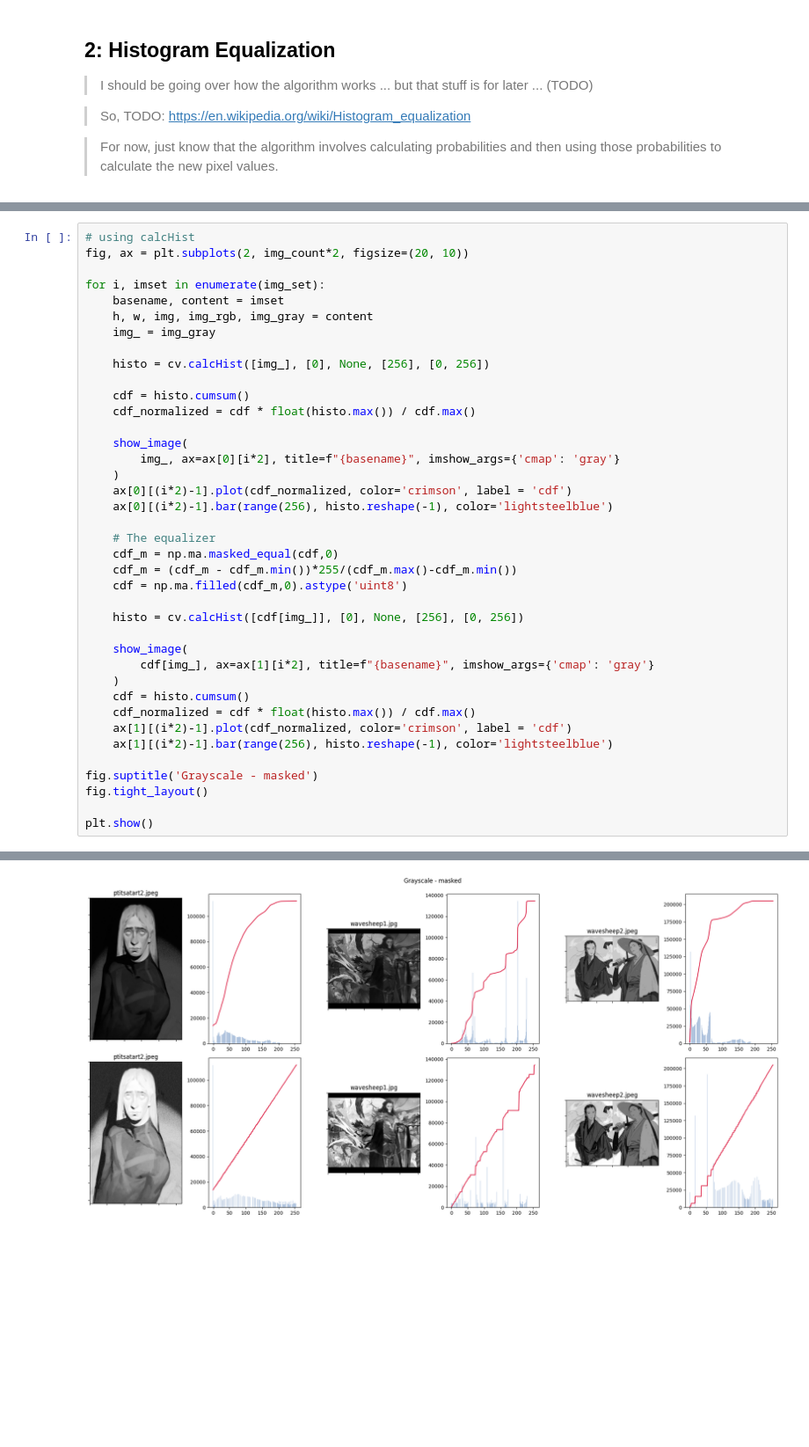
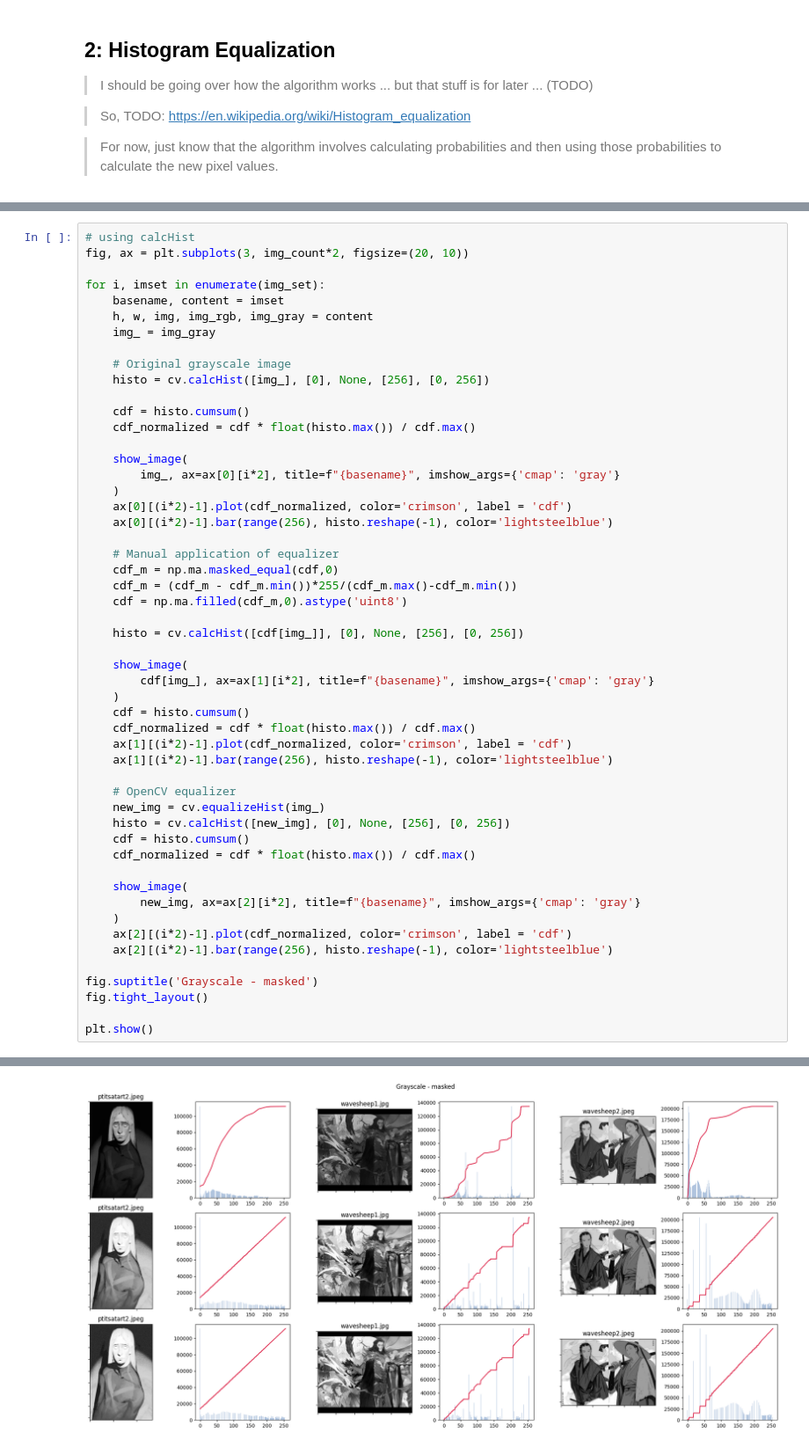
Before and after one commit to mshajarrazip/OpenCV-Notes, a Jupyter notebook: python/histogram.ipynb, the cells around one changed output, grey strips where cells are left out. Shown at 88% size. Drawn from its saved outputs; the diff is of its cells as text; blank space fills up the shorter version.

```diff
--- a/python/histogram.ipynb
+++ b/python/histogram.ipynb
@@ -171,12 +175,13 @@ plt.show()
 # %%
 # using calcHist
-fig, ax = plt.subplots(2, img_count*2, figsize=(20, 10))
+fig, ax = plt.subplots(3, img_count*2, figsize=(20, 10))
 
 for i, imset in enumerate(img_set):
     basename, content = imset
     h, w, img, img_rgb, img_gray = content
     img_ = img_gray
 
+    # Original grayscale image
     histo = cv.calcHist([img_], [0], None, [256], [0, 256])
 
     cdf = histo.cumsum()
@@ -188,7 +193,7 @@ for i, imset in enumerate(img_set):
     ax[0][(i*2)-1].plot(cdf_normalized, color='crimson', label = 'cdf')
     ax[0][(i*2)-1].bar(range(256), histo.reshape(-1), color='lightsteelblue')
 
-    # The equalizer
+    # Manual application of equalizer
     cdf_m = np.ma.masked_equal(cdf,0)
     cdf_m = (cdf_m - cdf_m.min())*255/(cdf_m.max()-cdf_m.min())
     cdf = np.ma.filled(cdf_m,0).astype('uint8')
@@ -203,6 +208,18 @@ for i, imset in enumerate(img_set):
     ax[1][(i*2)-1].plot(cdf_normalized, color='crimson', label = 'cdf')
     ax[1][(i*2)-1].bar(range(256), histo.reshape(-1), color='lightsteelblue')
 
+    # OpenCV equalizer
+    new_img = cv.equalizeHist(img_)
+    histo = cv.calcHist([new_img], [0], None, [256], [0, 256])
+    cdf = histo.cumsum()
+    cdf_normalized = cdf * float(histo.max()) / cdf.max()
+
+    show_image(
+        new_img, ax=ax[2][i*2], title=f"{basename}", imshow_args={'cmap': 'gray'}
+    )
+    ax[2][(i*2)-1].plot(cdf_normalized, color='crimson', label = 'cdf')
+    ax[2][(i*2)-1].bar(range(256), histo.reshape(-1), color='lightsteelblue')
+
 fig.suptitle('Grayscale - masked')
 fig.tight_layout()
 
@@ -217 +237 @@ plt.show()
-[figure, old version]
+[figure, new version]
```
Also changed, not shown: parts of 6 cells of this notebook, 1 other file.
